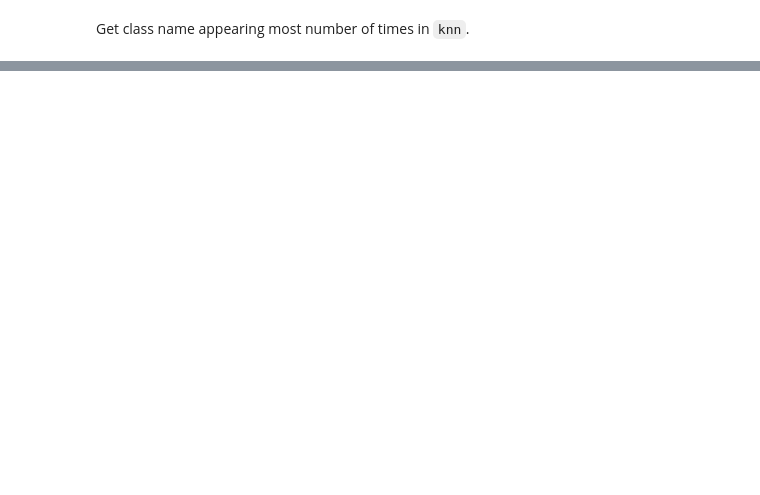
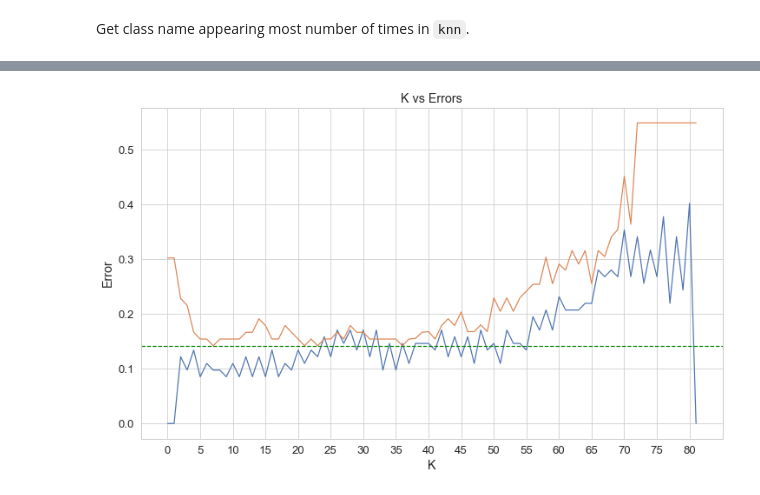
Before and after one commit to DheemanthBhat/ML-Concepts, a Jupyter notebook: 3. K-Nearest Neighbor (KNN)/K-Nearest Neighbor (KNN).ipynb, the cells around one changed output, grey strips where cells are left out. Saved outputs shown, nothing was run; the diff lists cells and outputs as text; code cells hidden in the pictures; blank space fills up the shorter version.

```diff
--- a/3. K-Nearest Neighbor (KNN)/K-Nearest Neighbor (KNN).ipynb
+++ b/3. K-Nearest Neighbor (KNN)/K-Nearest Neighbor (KNN).ipynb
@@ -276,7 +279,7 @@ xq = train_df[["f1", "f2"]].values
 yq = train_df["cl"].values
 S = list(zip(xq, yq))
 
-P = (7.5, 11)
+P = (10, 9)
 
 ENABLE_LOG = True
 # %% [output]
@@ -503,0 +579,20 @@ Accuracy: 75.0%
+# %%
+ENABLE_LOG = False
+S = np.array([([row[0], row[1]], row[2]) for _, row in train_df.iterrows()], dtype=object)
+k_fold = 9
+
+# Split train dataset into k-folds.
+splits = np.array_split(S, k_fold)
+splits = np.array(splits, dtype=object)  # Typecast to NumPy array
+
+avg_errs = []
+for k in range(1, len(S) + 1):
+    cval_errs = []
+    for index, split in enumerate(splits):
+        cross_v = split
+        split_c = np.delete(splits, index, axis=0)
+        train = np.concatenate(split_c, axis=0, dtype=object)
+
+        cval_err = fit(train, cross_v, k)  # Accuracy percenrage
+        cval_errs.append(cval_err)
+    avg_errs.append(np.mean(cval_errs))
@@ -503,0 +601,14 @@ Accuracy: 75.0%
+# %%
+plt.figure(figsize=(12, 7))
+
+sns.lineplot(data=train_errors)
+sns.lineplot(data=avg_errs)
+plt.title("K vs Errors")
+plt.xlabel("K")
+plt.ylabel("Error")
+plt.xticks(ticks=range(0, 85, 5))
+plt.axhline(min(avg_errs), linestyle="--", color="g")
+
+plt.show()
+# %% [output]
+[figure, added]
```
Also changed, not shown: parts of 46 cells of this notebook, 6 other files.
